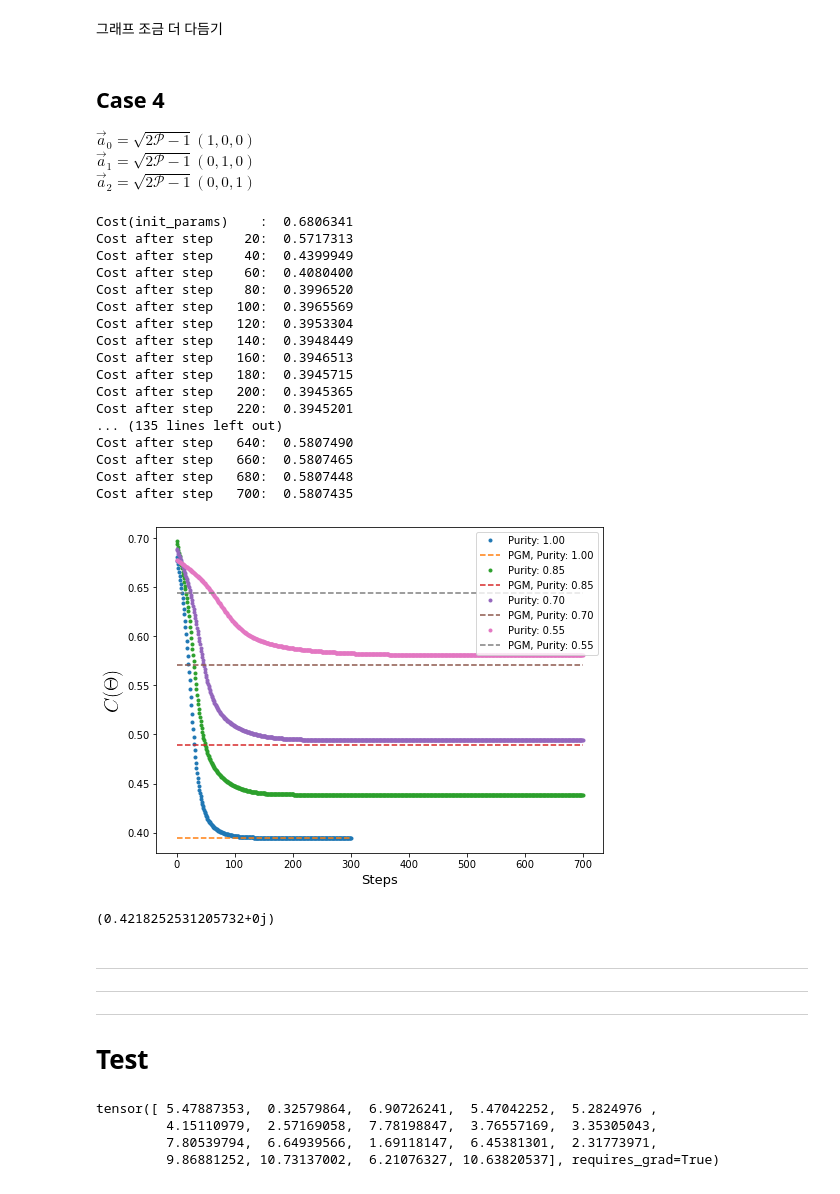
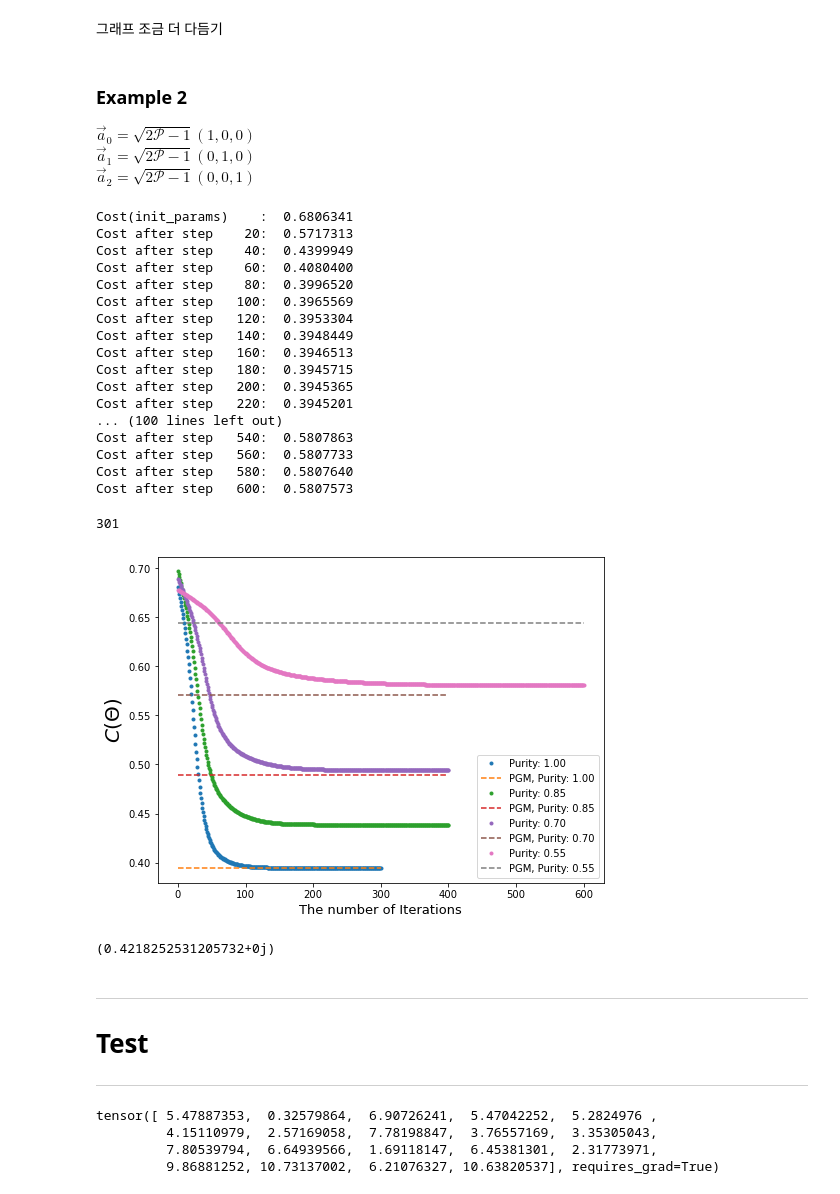
Before and after one commit to dkleeqc/vqsd, a Jupyter notebook: povm_clf.ipynb, the cells around one changed output. Cells and saved outputs as stored; diff of their text form; code cells hidden in the pictures.

```diff
--- a/povm_clf.ipynb
+++ b/povm_clf.ipynb
@@ -316,3 +281,0 @@ E, 1-(1/3)*sum([np.trace(np.dot(E[i], rho[i])) for i in range(3)])
-# %%
-pgm, cost_pgm = classifier.sq_rt_m()
-pgm, cost_pgm
@@ -343,0 +282,11 @@ tensor([[0.18875-0.10608811j, 0.0875 -0.15155445j],
+# %%
+rho = classifier.density_matrices
+K = classifier.kraus_op()
+E = classifier.povm()
+med_povm = 1 - (1/n)*np.sum([np.real(np.trace(np.dot(rho[i],E[i]))) for i in range(n)], axis=0)
+pgm, med_pgm = classifier.pgm()
+print("=== Minimum-Error Discrimination ===")
+print("by performing optimal POVM:", med_povm)
+print("by performing PGM:", med_pgm)
+
+classifier.res_table()
@@ -494,7 +461,7 @@ for i, p in enumerate(purities):
         classifier = POVM_clf(3, wires, bloch_vecs, devs)
         cost_list.append(classifier.run_opt(steps[i]))
 
-    pgm, cost_pgm = classifier.sq_rt_m()
+    pgm, cost_pgm = classifier.pgm()
     cost_pgm_list.append(cost_pgm)
 # %% [output]
 Cost(init_params)    :  0.7080831
@@ -557,7 +524,7 @@ plt.show()
 # %% [markdown]
 그래프 조금 더 다듬기
 # %% [markdown]
-## Case 4
+### Example 2
 $\vec{a}_0=\sqrt{2\mathcal{P}-1}(1, 0, 0)$<br>
 $\vec{a}_1 = \sqrt{2\mathcal{P}-1}(0, 1, 0) $ <br>
 $\vec{a}_2 = \sqrt{2\mathcal{P}-1}(0, 0, 1)$
@@ -570,7 +537,7 @@ devs = [qml.device('default.qubit', wires=n_qubit)] * n_outcome
 cost_list = []
 cost_pgm_list = []
 purities = [1, 0.85, 0.7, 0.55]
-steps = [300, 700, 700, 700]
+steps = [300, 400, 400, 600]
 
 for i, p in enumerate(purities):
     bloch_vecs = [[1,0,0], [0,1,0], [0, 0, 1]]
@@ -584,7 +551,7 @@ for i, p in enumerate(purities):
         classifier = POVM_clf(3, wires, bloch_vecs, devs)
         cost_list.append(classifier.run_opt(steps[i]))
 
-    pgm, cost_pgm = classifier.sq_rt_m()
+    pgm, cost_pgm = classifier.pgm()
     cost_pgm_list.append(cost_pgm)
 # %% [output]
 Cost(init_params)    :  0.6806341
@@ -599,26 +566,30 @@ Cost after step   160:  0.3946513
 Cost after step   180:  0.3945715
 Cost after step   200:  0.3945365
 Cost after step   220:  0.3945201
-... (135 lines left out)
-Cost after step   640:  0.5807490
-Cost after step   660:  0.5807465
-Cost after step   680:  0.5807448
-Cost after step   700:  0.5807435
+... (100 lines left out)
+Cost after step   540:  0.5807863
+Cost after step   560:  0.5807733
+Cost after step   580:  0.5807640
+Cost after step   600:  0.5807573
+# %%
+len(cost_list[0])
+# %% [output]
+301
 # %%
 plt.figure(figsize=(8,6))
 for i in range(len(cost_list)):
     plt.plot(list(range(steps[i]+1)), cost_list[i], '.', label="Purity:{: .2f}".format((purities[i])))
     #cost_pgm
     plt.plot(list(range(steps[i]+1)), [cost_pgm_list[i]]*(steps[i]+1), '--', label="PGM, Purity:{: .2f}".format((purities[i])))
 
 
-plt.xlabel('Steps', fontsize=13)
-plt.ylabel(r'$C(\Theta)$', fontsize=20, usetex=True)
+plt.xlabel('The number of Iterations', fontsize=13)
+plt.ylabel("$C(\Theta)$", fontsize=20)
 plt.legend()
-#plt.savefig('result4.png', bbox_inches='tight', transparent=True)
+plt.savefig('result4.png', bbox_inches='tight', transparent=True)
 plt.show()
 # %% [output]
-[figure, old version]
+[figure, new version]
 # %%
 E = classifier.povm()
 rho = classifier.density_matrices
@@ -628,9 +599,8 @@ np.trace(np.dot(E[0],rho[0]))
 (0.4218252531205732+0j)
 # %% [markdown]
 ---
+# Test
 ---
----
-# Test
 # %%
 import pennylane as qml
 from pennylane import numpy as np
```
Also changed, not shown: parts of 56 cells of this notebook, 13 other files.
